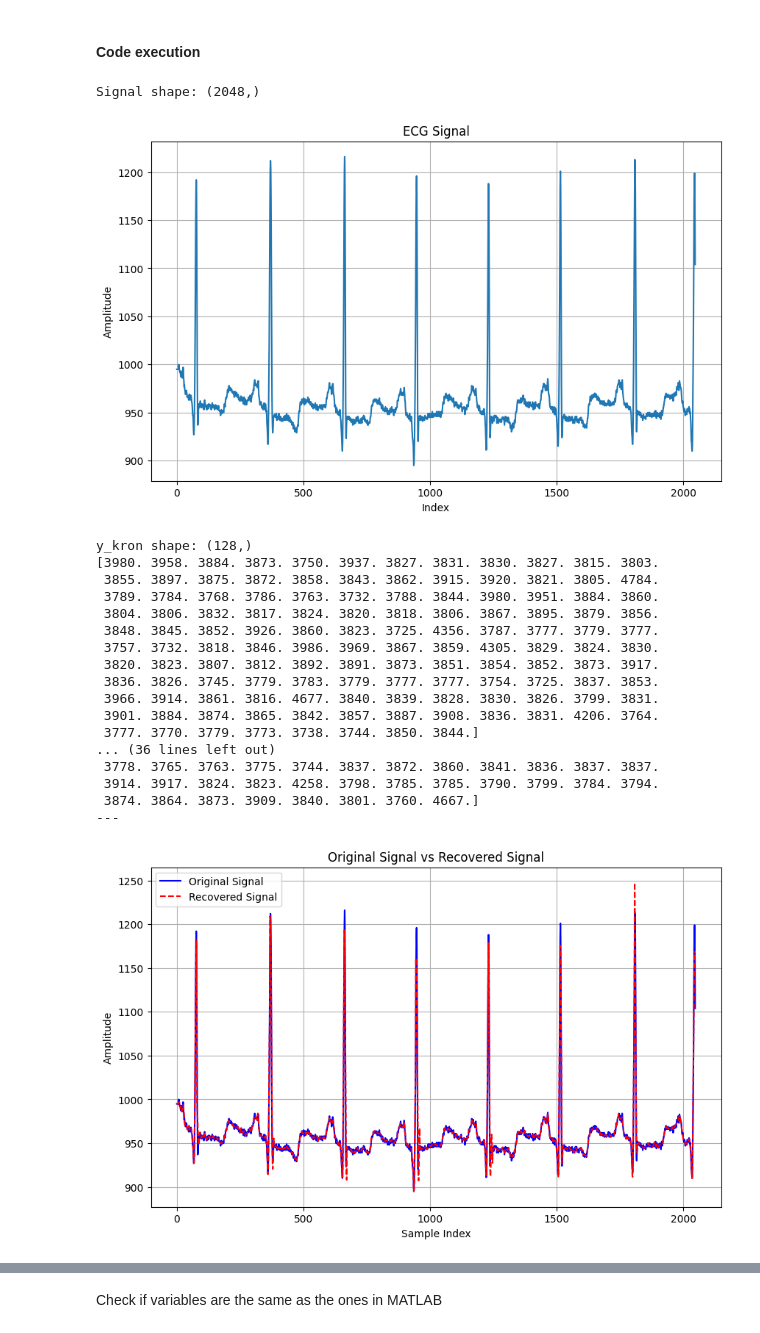
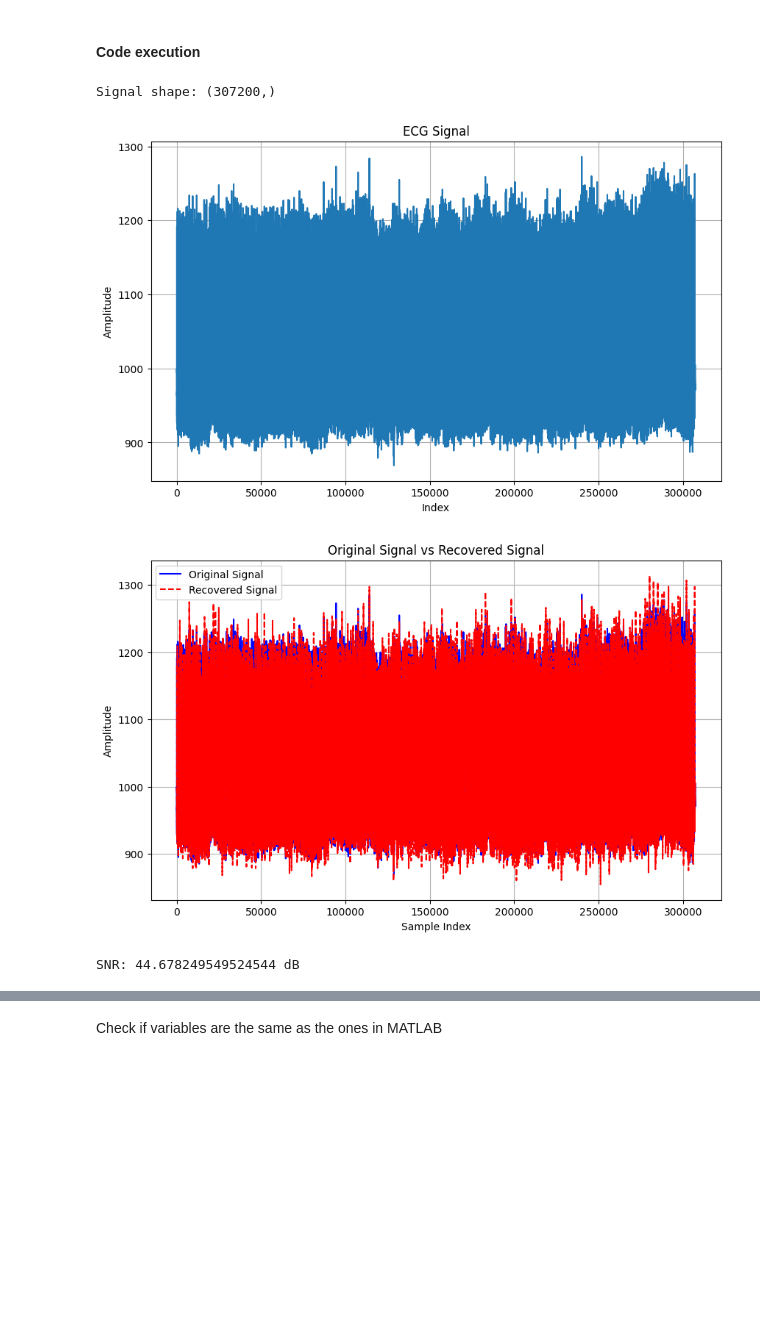
Before and after one commit to RosNaviGator/Kronecker-based-CS-recovery, a Jupyter notebook: pythonDir/kronecker.ipynb, the cells around one changed output, grey strips where cells are left out. Drawn from its saved outputs; the diff is of its cells as text; code cells hidden in the pictures; blank space fills up the shorter version.

```diff
--- a/pythonDir/kronecker.ipynb
+++ b/pythonDir/kronecker.ipynb
@@ -561,13 +561,14 @@ def kron_recovery(Y, sigma_min, Phi, kron_factor, sigma_decrease_factor=0.5, mu_
     x_hat_kron = np.zeros(N)
 
     # Process each block
+    # DO NOT FORGET MATLAB IS COL-MAJOR, PY IS ROW-MAJOR, that darn 'F'... took my a day to figure out
     for i in range(KRON_BLOCK_NUM):
-        y_kron = Y[:, i*kron_factor:(i+1)*kron_factor].flatten()
+        y_kron = Y[:, i*kron_factor:(i+1)*kron_factor].reshape(-1, order='F')
 
         # Print y_kron shape (for debugging)
-        print(f'y_kron shape: {y_kron.shape}')
-        print(y_kron)
-        print('---')
+        #print(f'y_kron shape: {y_kron.shape}')
+        #print(y_kron)
+        #print('---')
 
         s_kron_block = SL0(y_kron, Theta_kron, sigma_min, sigma_decrease_factor, mu_0, L, Theta_kron_pinv, showProgress)
         x_hat_kron[n_block_kron*i:(i+1)*n_block_kron] = Dict_kron @ s_kron_block
@@ -586,7 +587,7 @@ def kron_recovery(Y, sigma_min, Phi, kron_factor, sigma_decrease_factor=0.5, mu_
 
     # DEBUGGING
     np.savetxt(f'{output_dir}/AA_Phi_kron.csv', Phi_kron, delimiter=',', fmt='%.6f')
-    np.savetxt(f'{output_dir}/A2_Theta.csv', Theta_kron, delimiter=',', fmt='%.6f')
+    np.savetxt(f'{output_dir}/A2_Theta_kron.csv', Theta_kron, delimiter=',', fmt='%.6f')
     np.savetxt(f'{output_dir}/dict2_Dict_kron.csv', Dict_kron, delimiter=',', fmt='%.6f')
     np.savetxt(f'{output_dir}/A_pinv2.csv', Theta_kron_pinv, delimiter=',', fmt='%.6f')
 
@@ -676,6 +677,12 @@ import scipy.io
 import matplotlib.pyplot as plt
 
 if __name__ == "__main__":
+
+    # I put this here because you have to decide kron fact based on
+    # the signal length, but for testing reasons I prefer to do the
+    # opposite: choose signal length based on kron factor
+    n_block = 16 # block size, deafult is 16
+    kron_factor = n_block * 2  # kron factor default is 32
 
 
     ### PREPARE
@@ -688,10 +695,12 @@ if __name__ == "__main__":
     key = list(data.keys())[0]
     # retrieve the values
     signal = data[key][0,:]  # [0 or 1, 0:650000] s.t. first dim: (0 is MLII, 1 is V5)
-    # pick only 2048 samples, because it will be Kronecker block dimension
-    start = int(512 * 0)
-    end = int(start + 512*4)
-    signal = signal[start:end]
+
+    num = 600  # how many kronecker blocks will be long the original signals
+    temp = n_block * kron_factor  # this is equal to the length of a kronecker block
+    start = int(temp * 0)  # choose where to start our signal in the record (signal is a piece of the record)
+    end = int(start + temp * num)
+    signal = signal[start:end]  # comment out to use the whole signal
     # print the shape of the signal
     print(f'Signal shape: {signal.shape}')
     # plot the signal
@@ -712,12 +721,13 @@ if __name__ == "__main__":
     # compression ratio
     CR = 1/4
     # non-kronecker
-    n_block = 16 # block size`
+    #n_block = 16 # block size`
     m_block = int(n_block * CR) # compressed block size
     # kronecker
-    n_block_kron = 512 # kron block size
+    #kron_factor = 32  # kron factor
+    n_block_kron = n_block * kron_factor  # kron block size
     m_block_kron = int(n_block_kron * CR) # compressed kron block size
-    kron_factor = n_block_kron // n_block # kron factor
+
 
 
 
@@ -776,50 +786,34 @@ if __name__ == "__main__":
     recovered_signal_kron = kron_recovery(Y=Y, sigma_min=sigma_min, Phi=Phi, sigma_decrease_factor=sigma_decrease_factor,
                                             mu_0=mu_0, L=L, showProgress=False, kron_factor=kron_factor)
 
 
 
 
 
     ### EVALUATION
     # ----------------------------------------------------------------
 
 
     ## PLOT
     # plot the signals
     plot_signals(signal, recovered_signal, original_name="Original Signal", reconstructed_name="Recovered Signal")
 
     ## SNR
     # calculate the SNR
     snr = calculate_snr(signal, recovered_signal)
     print(f'SNR: {snr} dB')
 
     ## PLOT KRON
     # plot the signals
     plot_signals(signal, recovered_signal_kron, original_name="Original Signal", reconstructed_name="Recovered Signal (Kronecker)")
 
 
     ## SNR KRON
     # calculate the SNR
     snr_kron = calculate_snr(signal, recovered_signal_kron)
     print(f'SNR (Kronecker): {snr_kron} dB')
 # %% [output]
-Signal shape: (2048,)
+Signal shape: (307200,)
-[figure, old version]
+[figure, new version]
+[figure, new version]
-y_kron shape: (128,)
-[3980. 3958. 3884. 3873. 3750. 3937. 3827. 3831. 3830. 3827. 3815. 3803.
- 3855. 3897. 3875. 3872. 3858. 3843. 3862. 3915. 3920. 3821. 3805. 4784.
- 3789. 3784. 3768. 3786. 3763. 3732. 3788. 3844. 3980. 3951. 3884. 3860.
- 3804. 3806. 3832. 3817. 3824. 3820. 3818. 3806. 3867. 3895. 3879. 3856.
- 3848. 3845. 3852. 3926. 3860. 3823. 3725. 4356. 3787. 3777. 3779. 3777.
- 3757. 3732. 3818. 3846. 3986. 3969. 3867. 3859. 4305. 3829. 3824. 3830.
- 3820. 3823. 3807. 3812. 3892. 3891. 3873. 3851. 3854. 3852. 3873. 3917.
- 3836. 3826. 3745. 3779. 3783. 3779. 3777. 3777. 3754. 3725. 3837. 3853.
- 3966. 3914. 3861. 3816. 4677. 3840. 3839. 3828. 3830. 3826. 3799. 3831.
- 3901. 3884. 3874. 3865. 3842. 3857. 3887. 3908. 3836. 3831. 4206. 3764.
- 3777. 3770. 3779. 3773. 3738. 3744. 3850. 3844.]
-... (36 lines left out)
- 3778. 3765. 3763. 3775. 3744. 3837. 3872. 3860. 3841. 3836. 3837. 3837.
- 3914. 3917. 3824. 3823. 4258. 3798. 3785. 3785. 3790. 3799. 3784. 3794.
- 3874. 3864. 3873. 3909. 3840. 3801. 3760. 4667.]
----
+SNR: 44.678249549524544 dB
-[figure, old version]
```
Also changed, not shown: parts of 4 cells of this notebook, 1 other file.
